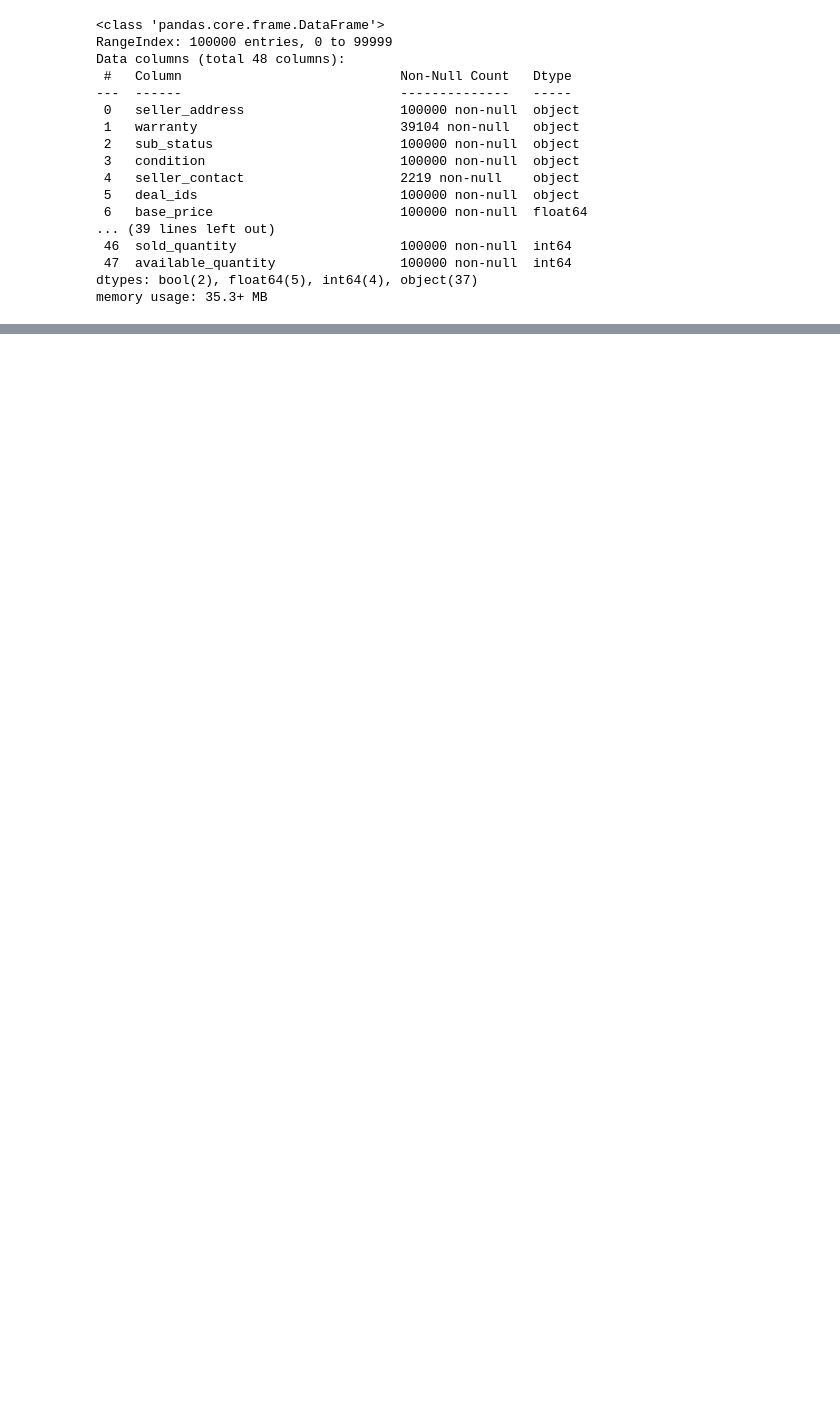
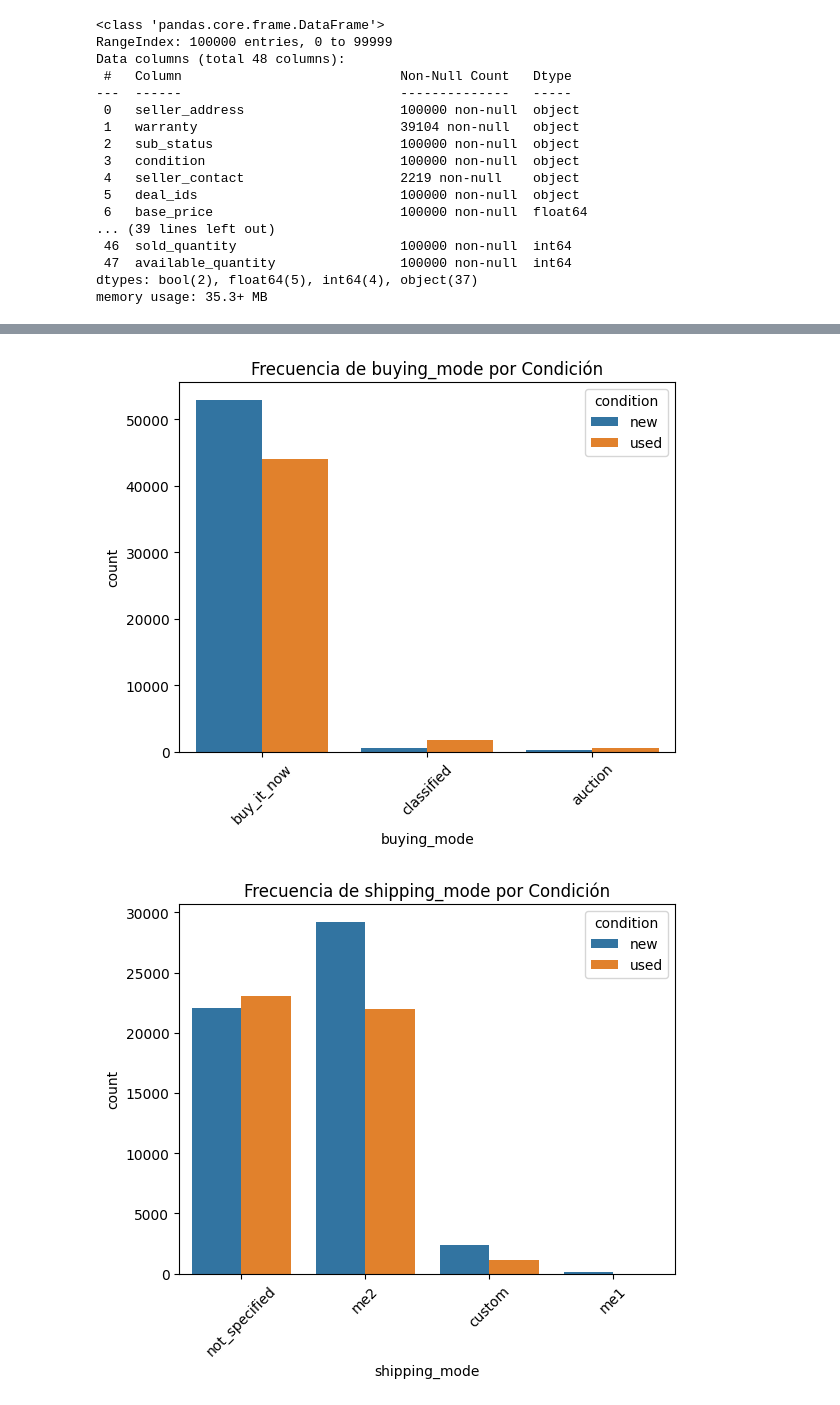
Before and after one commit to jalvergara/model_training, a Jupyter notebook: notebooks/001_EDA.ipynb, the cells around one changed output, grey strips where cells are left out. Drawn from its saved outputs; the diff is of its cells as text; code cells hidden in the pictures; blank space fills up the shorter version.

```diff
--- a/notebooks/001_EDA.ipynb
+++ b/notebooks/001_EDA.ipynb
@@ -146,0 +224,3 @@ dtype: float64
+# %%
+# Análisis descriptivo de variables numéricas
+numeric_cols = ['base_price', 'price', 'initial_quantity', 'sold_quantity', 'available_quantity']
@@ -146,0 +250,17 @@ dtype: float64
+# %%
+# Reemplazar valores faltantes en 'base_price' con los de 'price'
+df['base_price'] = df['base_price'].fillna(df['price'])
+# %%
+# Aplicar transformación logarítmica a las variables numéricas
+for col in numeric_cols:
+    df[col + '_log'] = np.log(df[col] + 1)  # Suma 1 para evitar el logaritmo de 0
+
+# Eliminar las columnas originales si no se necesitan
+df.drop(columns=numeric_cols, inplace=True)
+# %%
+# Análisis descriptivo de variables categóricas
+categorical_cols = ['condition', 'buying_mode', 'shipping_mode']
+
+# Frecuencia de cada categoría
+for col in categorical_cols:
+    print(f'Frecuencias de {col}:\n{df[col].value_counts()}\n')
@@ -146,0 +288,10 @@ dtype: float64
+# %%
+# Relación entre 'condition' y otras variables categóricas
+for col in ['buying_mode', 'shipping_mode']:
+    sns.countplot(x=col, hue='condition', data=df)
+    plt.title(f'Frecuencia de {col} por Condición')
+    plt.xticks(rotation=45)  # Rotar las etiquetas del eje x si es necesario
+    plt.show()
+# %% [output]
+[figure, added]
+[figure, added]
```
Also changed, not shown: parts of 41 cells of this notebook, 6 other files.
